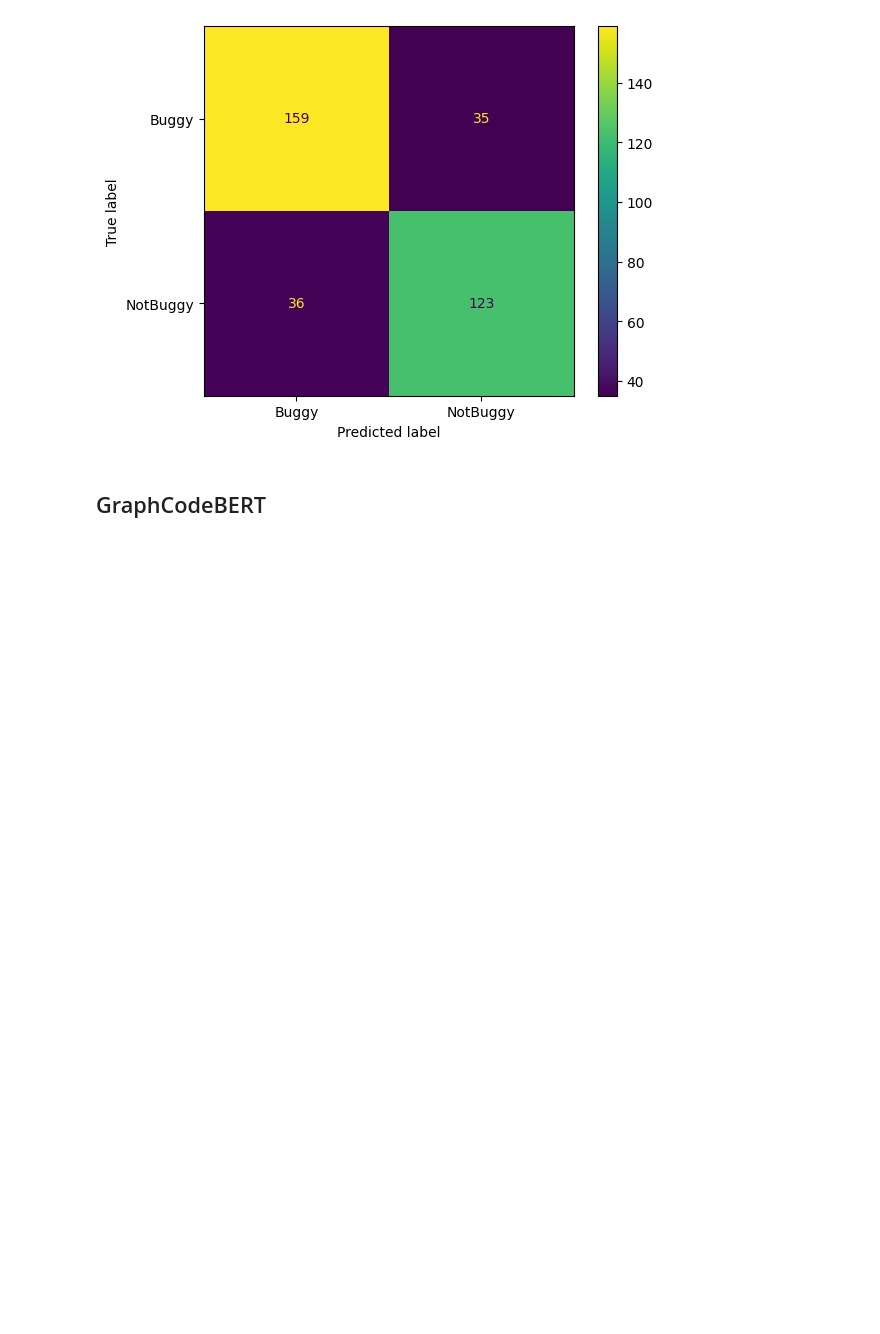
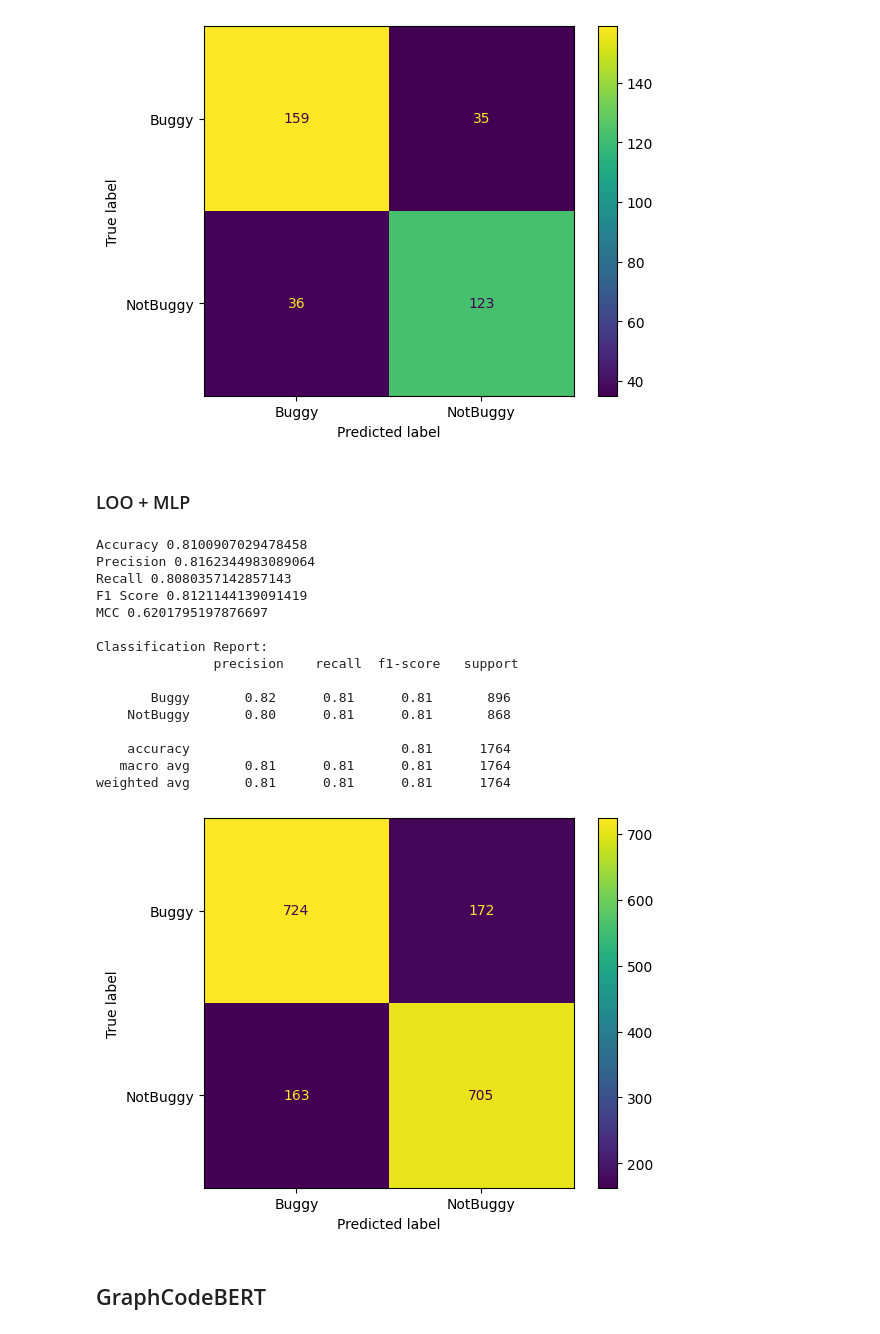
Before and after one commit to SQMLab/Tangled, a Jupyter notebook: RQ3.ipynb, the cells around one changed output. Drawn from its saved outputs; the diff is of its cells as text; code cells hidden in the pictures; blank space fills up the shorter version.

```diff
--- a/RQ3.ipynb
+++ b/RQ3.ipynb
@@ -652,6 +673,27 @@ Classification Report:
    macro avg       0.80      0.80      0.80       353
 weighted avg       0.80      0.80      0.80       353
 [figure]
+# %% [markdown]
+### LOO + MLP
+# %%
+loo(MLPClassifier(random_state=random_seed), "./data/Embeddings/GemmaMsgDiff.csv")
+# %% [output]
+Accuracy 0.8100907029478458
+Precision 0.8162344983089064
+Recall 0.8080357142857143
+F1 Score 0.8121144139091419
+MCC 0.6201795197876697
+
+Classification Report:
+               precision    recall  f1-score   support
+
+       Buggy       0.82      0.81      0.81       896
+    NotBuggy       0.80      0.81      0.81       868
+
+    accuracy                           0.81      1764
+   macro avg       0.81      0.81      0.81      1764
+weighted avg       0.81      0.81      0.81      1764
+[figure, added]
 # %% [markdown]
 ## GraphCodeBERT
 # %%
```
Also changed, not shown: parts of 4 cells of this notebook.
